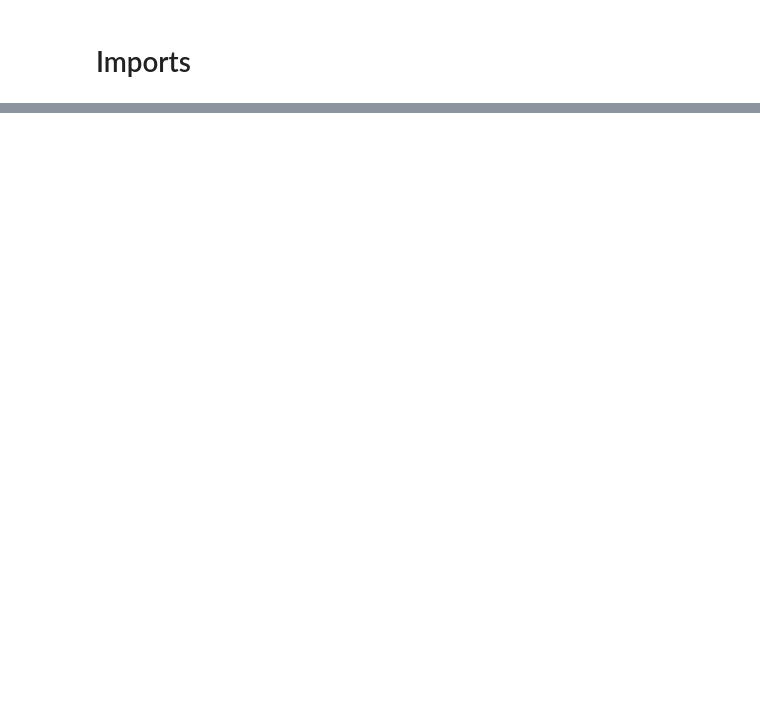
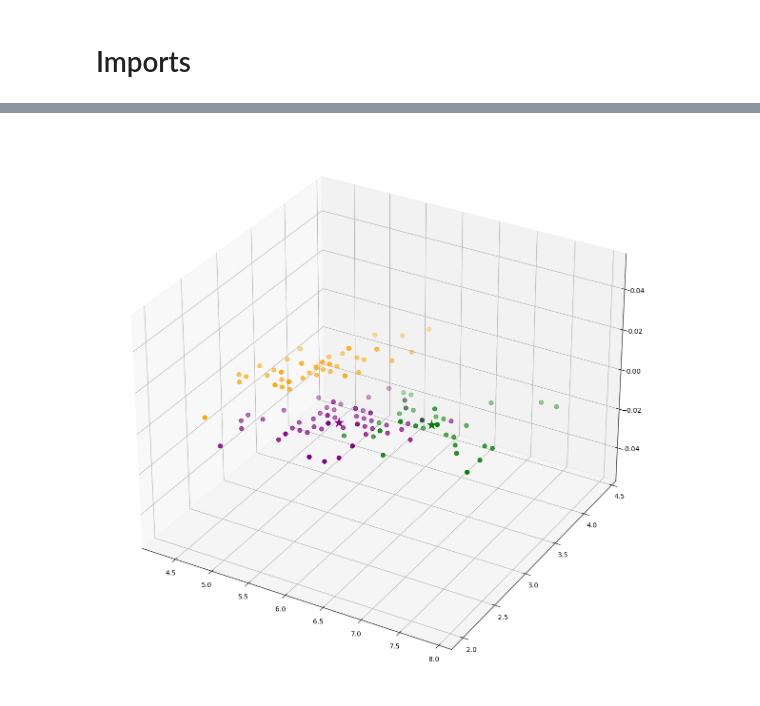
Before and after one commit to Millrocious/Pclusterization, a Jupyter notebook: Iris-clusterization.ipynb, the cells around one changed output, grey strips where cells are left out. Saved outputs shown, nothing was run; the diff lists cells and outputs as text; code cells hidden in the pictures; blank space fills up the shorter version.

```diff
--- a/Iris-clusterization.ipynb
+++ b/Iris-clusterization.ipynb
@@ -68,0 +58,15 @@ plt.scatter(centers_new[:,0], centers_new[:,1], marker='*', c='g', s=150)
+# %%
+# 3d scatterplot using matplotlib
+fig = plt.figure(figsize = (15,15))
+ax = fig.add_subplot(111, projection='3d')
+
+#Visualising the clusters
+for i in range(len(cluster_labels)):
+    plt.scatter(x[y_kmeans == i, 0], x[y_kmeans == i, 1], s = p_size, c = cluster_colors[i], label = cluster_labels[i])
+
+#Plotting the centroids of the clusters
+plt.scatter(kmeans.cluster_centers_[:, 0], kmeans.cluster_centers_[:, 1], s = star_size, marker="*", c = cluster_colors, edgecolors='white', label = f'Centroids')
+
+plt.show()
+# %% [output]
+[figure, added]
```
Also changed, not shown: parts of 10 cells of this notebook, 1 other file.
